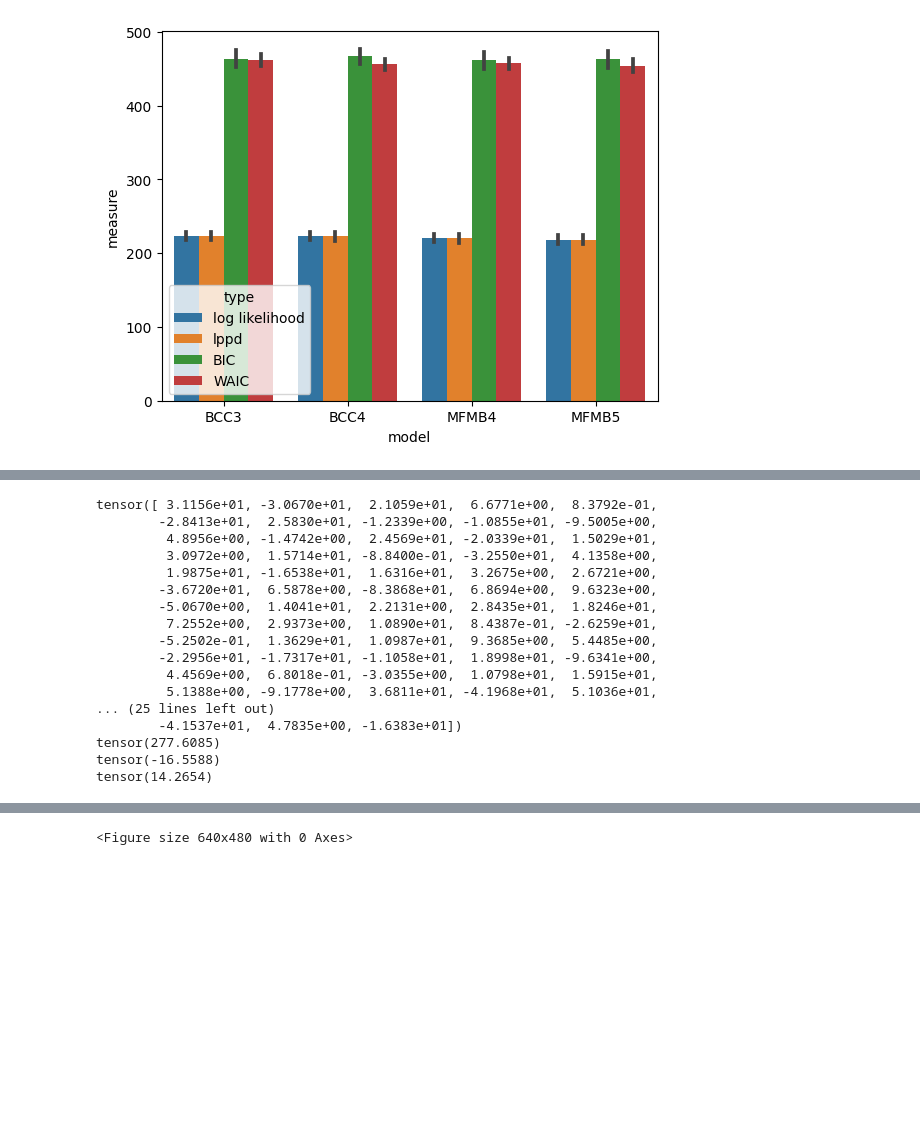
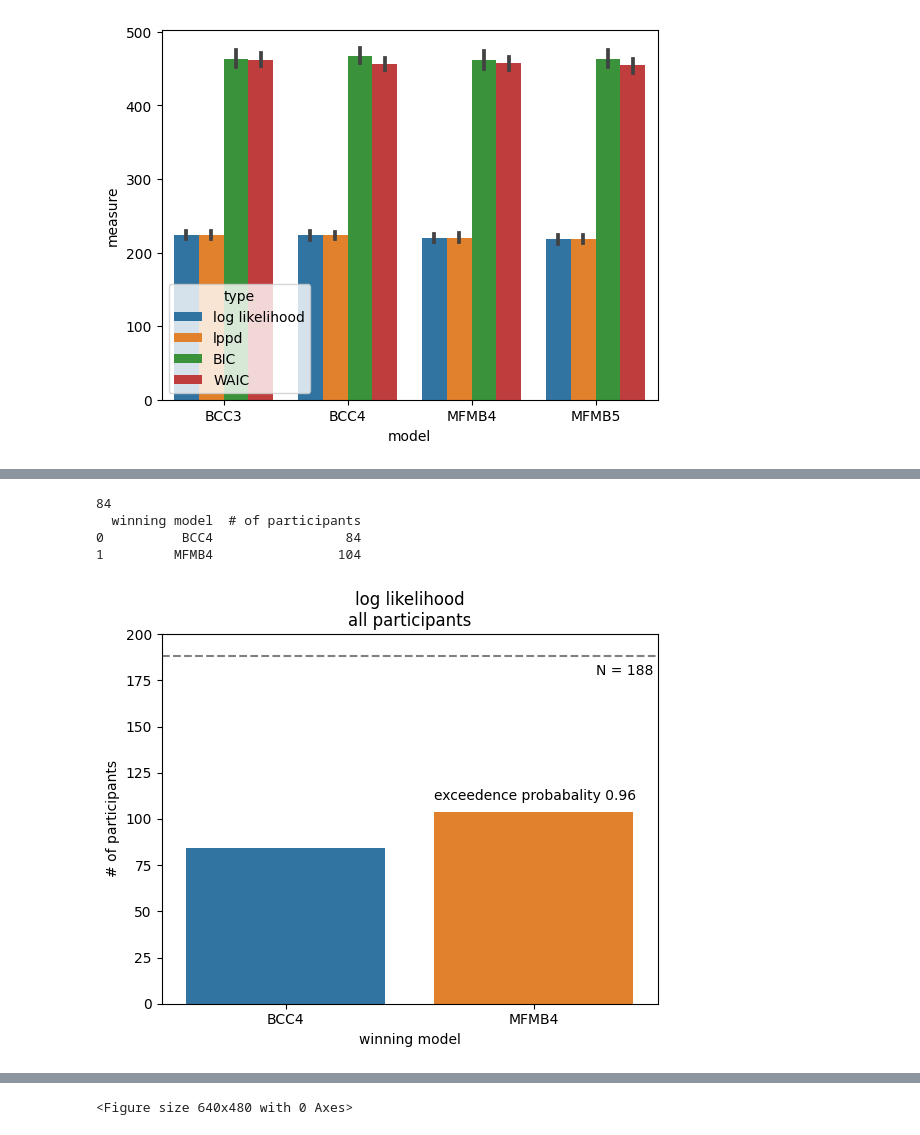
Before and after one commit to SSchwoebel/BayesianTwoStageTaskAnalysis, a Jupyter notebook: 5c_compare_inference_bayesian.ipynb, the cells around one changed output, grey strips where cells are left out. Drawn from its saved outputs; the diff is of its cells as text; code cells hidden in the pictures; blank space fills up the shorter version.

```diff
--- a/5c_compare_inference_bayesian.ipynb
+++ b/5c_compare_inference_bayesian.ipynb
@@ -1135,8 +1137,10 @@ plt.show()
 # %% [output]
 [figure]
 # %%
-# with open(non_fit_file, "r") as f:
-#     all_didnt_fit = json.load(f)
+with open(non_fit_file, "r") as f:
+    all_didnt_fit = json.load(f)
 
-# did_fit = torch.ones(n_agents).bool()
-# did_fit[all_didnt_fit] = False
+did_fit = torch.ones(n_agents).bool()
+did_fit[all_didnt_fit] = False
+
+print(did_fit.sum())
@@ -1162,0 +1187,9 @@ is significantly different from uniform? TtestResult(statistic=133.2310512974068
+# %%
+BCC4_MFMB4_total_log_likes = torch.stack([BCC4_log_like, MFMB4_log_like], dim=-1)
+
+winning_model = BCC4_MFMB4_total_log_likes.argmin(dim=-1)
+
+print("BCC4 wins", (winning_model==0).sum())
+print("MFMB4 wins", (winning_model==1).sum())
+
+BCC4_MFMB4_log_likes_exc_prob, BCC4_MFMB4_total_log_likes_avg_best_model = calculate_exceedance_prob(-BCC4_MFMB4_total_log_likes)
@@ -1263,28 +1443,23 @@ MFMB4 wins tensor(78)
-# %%
-delta_BCC4 = MFMB4_WAIC - BCC4_WAIC
-
-print(delta_BCC4)
-
-print(delta_BCC4.sum())
-
-print(delta_BCC4[delta_BCC4<0].mean())
-
-print(delta_BCC4[delta_BCC4>0].mean())
-# %% [output]
-tensor([ 3.1156e+01, -3.0670e+01,  2.1059e+01,  6.6771e+00,  8.3792e-01,
-        -2.8413e+01,  2.5830e+01, -1.2339e+00, -1.0855e+01, -9.5005e+00,
-         4.8956e+00, -1.4742e+00,  2.4569e+01, -2.0339e+01,  1.5029e+01,
-         3.0972e+00,  1.5714e+01, -8.8400e-01, -3.2550e+01,  4.1358e+00,
-         1.9875e+01, -1.6538e+01,  1.6316e+01,  3.2675e+00,  2.6721e+00,
-        -3.6720e+01,  6.5878e+00, -8.3868e+01,  6.8694e+00,  9.6323e+00,
-        -5.0670e+00,  1.4041e+01,  2.2131e+00,  2.8435e+01,  1.8246e+01,
-         7.2552e+00,  2.9373e+00,  1.0890e+01,  8.4387e-01, -2.6259e+01,
-        -5.2502e-01,  1.3629e+01,  1.0987e+01,  9.3685e+00,  5.4485e+00,
-        -2.2956e+01, -1.7317e+01, -1.1058e+01,  1.8998e+01, -9.6341e+00,
-         4.4569e+00,  6.8018e-01, -3.0355e+00,  1.0798e+01,  1.5915e+01,
-         5.1388e+00, -9.1778e+00,  3.6811e+01, -4.1968e+01,  5.1036e+01,
-... (25 lines left out)
-        -4.1537e+01,  4.7835e+00, -1.6383e+01])
-tensor(277.6085)
-tensor(-16.5588)
-tensor(14.2654)
+# %%
+# plot model comparisons
+
+
+plt.figure()
+winning_model = BCC4_MFMB4_total_log_likes.argmin(dim=-1)
+print((winning_model==0).sum().numpy())
+plot_df = pd.DataFrame({"winning model": ["BCC4", "MFMB4"],
+                        "# of participants": torch.stack([(winning_model==0).sum(), (winning_model==1).sum()])})
+print(plot_df)
+sns.barplot(data=plot_df, y="# of participants", x="winning model")
+plt.axhline(y=n_agents, color='grey', linestyle='--')
+plt.text(1.25, 178, f"N = {n_agents}")
+plt.text(0.6, 110, f"exceedence probabality {BCC4_MFMB4_log_likes_exc_prob:.2f}")
+plt.ylim([0,200])
+plt.title("log likelihood\nall participants")
+plt.show()
+# %% [output]
+84
+  winning model  # of participants
+0          BCC4                 84
+1         MFMB4                104
+[figure, added]
```
Also changed, not shown: parts of 30 cells of this notebook, 5 other files.
